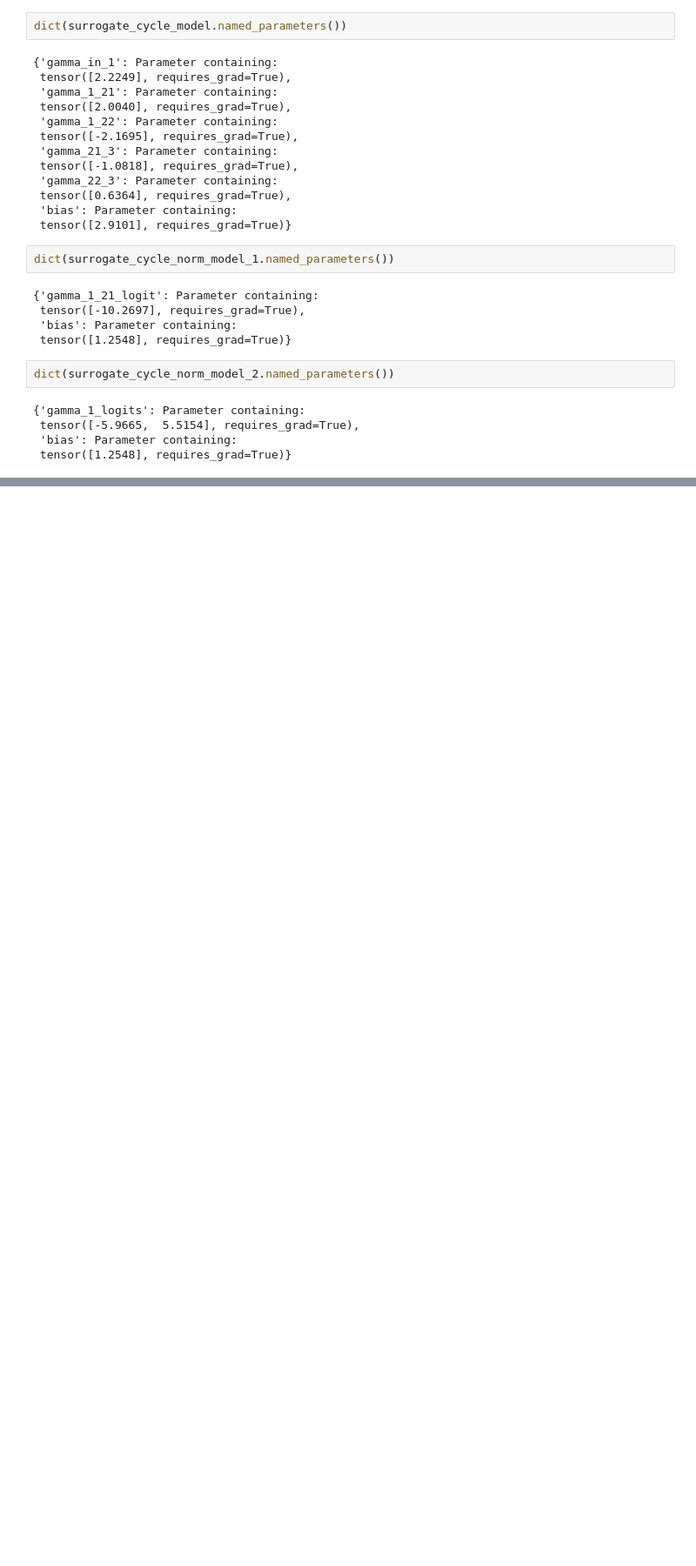
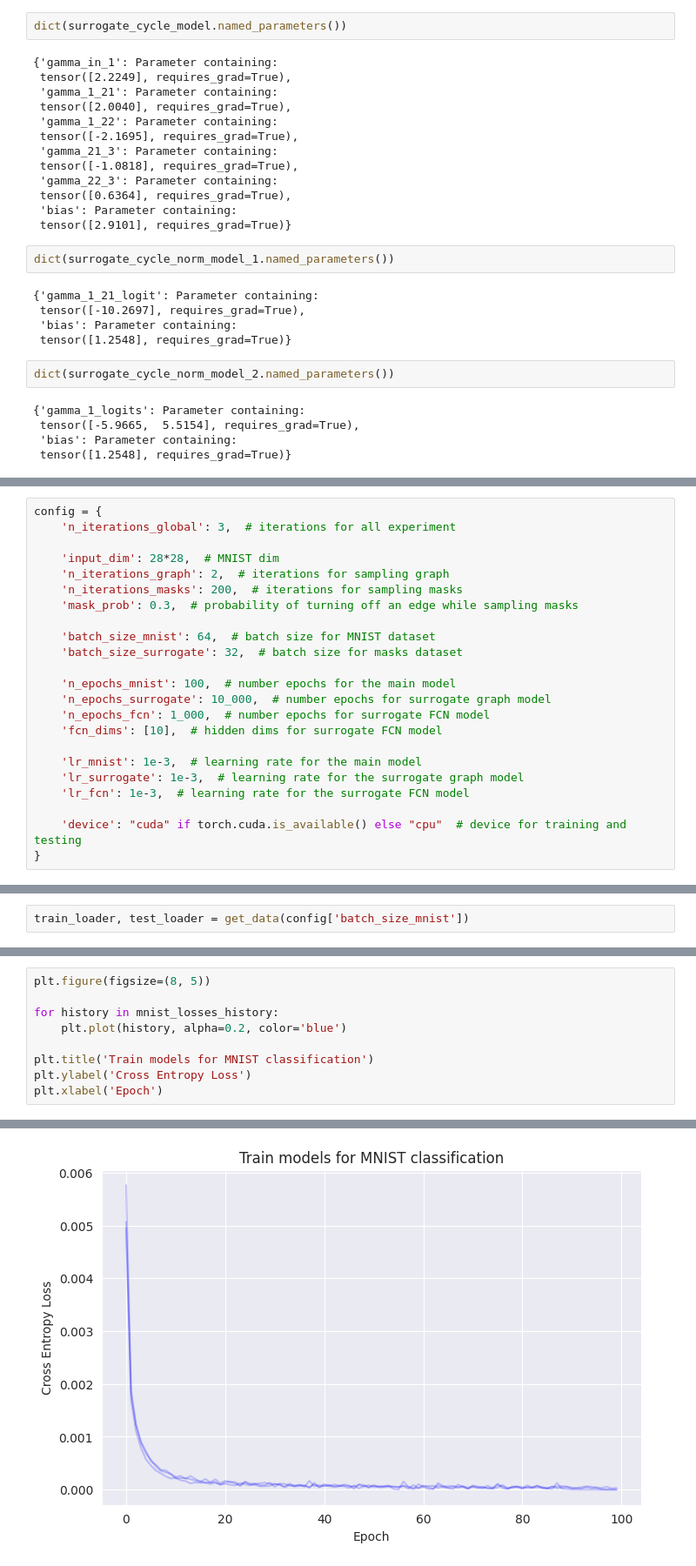
Before and after one commit to intsystems/Zero-shot-structural-pruning, a Jupyter notebook: notebooks/graphmodel.ipynb, the cells around one changed output, grey strips where cells are left out. Shown at 87% size. Drawn from its saved outputs; the diff is of its cells as text; blank space fills up the shorter version.

Commit message:
sampling graphs

```diff
--- a/notebooks/graphmodel.ipynb
+++ b/notebooks/graphmodel.ipynb
@@ -1079,0 +1424,23 @@ dict(surrogate_cycle_norm_model_2.named_parameters())
+# %%
+config = {
+    'n_iterations_global': 3,  # iterations for all experiment
+
+    'input_dim': 28*28,  # MNIST dim
+    'n_iterations_graph': 2,  # iterations for sampling graph
+    'n_iterations_masks': 200,  # iterations for sampling masks
+    'mask_prob': 0.3,  # probability of turning off an edge while sampling masks
+
+    'batch_size_mnist': 64,  # batch size for MNIST dataset
+    'batch_size_surrogate': 32,  # batch size for masks dataset
+
+    'n_epochs_mnist': 100,  # number epochs for the main model
+    'n_epochs_surrogate': 10_000,  # number epochs for surrogate graph model
+    'n_epochs_fcn': 1_000,  # number epochs for surrogate FCN model
+    'fcn_dims': [10],  # hidden dims for surrogate FCN model
+
+    'lr_mnist': 1e-3,  # learning rate for the main model
+    'lr_surrogate': 1e-3,  # learning rate for the surrogate graph model
+    'lr_fcn': 1e-3,  # learning rate for the surrogate FCN model
+
+    'device': "cuda" if torch.cuda.is_available() else "cpu"  # device for training and testing
+}
@@ -1079,0 +1449,2 @@ dict(surrogate_cycle_norm_model_2.named_parameters())
+# %%
+train_loader, test_loader = get_data(config['batch_size_mnist'])
@@ -1079,0 +1513,10 @@ dict(surrogate_cycle_norm_model_2.named_parameters())
+# %%
+plt.figure(figsize=(8, 5))
+
+for history in mnist_losses_history:
+    plt.plot(history, alpha=0.2, color='blue')
+
+plt.title('Train models for MNIST classification')
+plt.ylabel('Cross Entropy Loss')
+plt.xlabel('Epoch')
+# %% [output]
@@ -1079,0 +1524 @@ dict(surrogate_cycle_norm_model_2.named_parameters())
+[figure, added]
```
Also changed, not shown: parts of 28 cells of this notebook.
